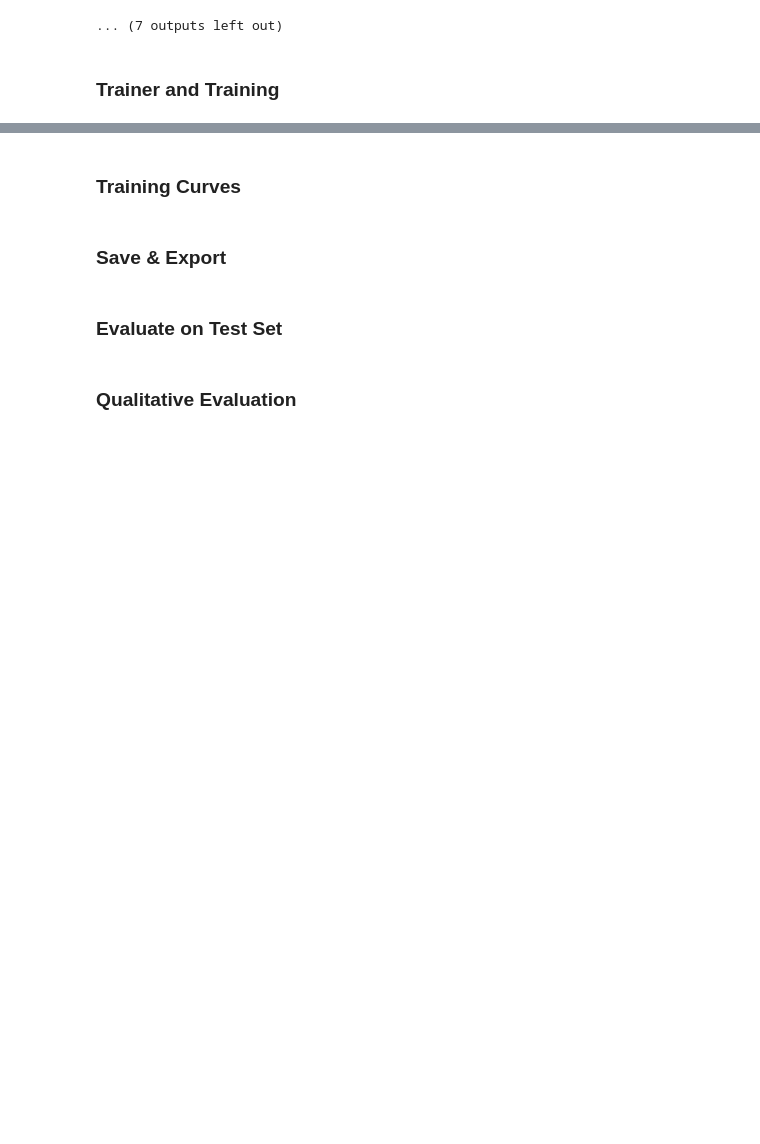
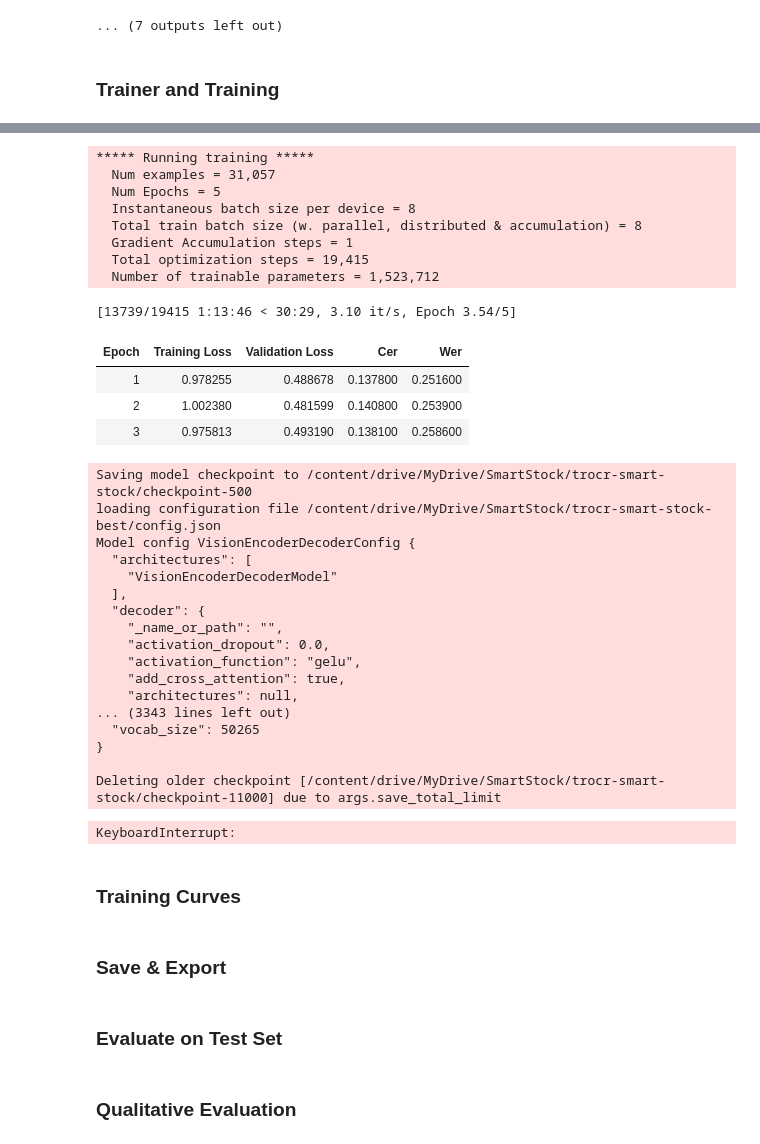
Before and after one commit to Maaz-x14/Smart-Stock, a Jupyter notebook: ml_service/ocr/colab_trocr.ipynb, the cells around one changed output, grey strips where cells are left out. Saved outputs shown, nothing was run; the diff lists cells and outputs as text; code cells hidden in the pictures; blank space fills up the shorter version.

```diff
--- a/ml_service/ocr/colab_trocr.ipynb
+++ b/ml_service/ocr/colab_trocr.ipynb
@@ -784,0 +746,46 @@ Batch size: 8
+# %%
+from pathlib import Path
+from transformers import Seq2SeqTrainer, TrainerCallback
+
+class LoRASaveCallback(TrainerCallback):
+    """
+    Saves LoRA adapter weights alongside each Trainer checkpoint.
+    Without this, PEFT checkpoints reload base model config instead
+    of adapter state, causing effective weight reset on resume.
+    """
+    def on_save(self, args, state, control, **kwargs):
+        checkpoint_dir = Path(args.output_dir) / f"checkpoint-{state.global_step}"
+        adapter_dir = checkpoint_dir / "lora_adapter"
+        adapter_dir.mkdir(parents=True, exist_ok=True)
+        kwargs["model"].save_pretrained(str(adapter_dir))
+        print(f"LoRA adapter saved to {adapter_dir}")
+        return control
+
+print(f"LR: {training_args.learning_rate}")
+print(f"Warmup ratio: {training_args.warmup_ratio}")
+print(f"Epochs: {training_args.num_train_epochs}")
+print(f"Batch size: {training_args.per_device_train_batch_size}")
+
+# Clean up old checkpoints first to avoid interference
+checkpoint_dir = Path("/content/drive/MyDrive/SmartStock/trocr-smart-stock")
+if checkpoint_dir.exists():
+    old_checkpoints = list(checkpoint_dir.glob("checkpoint-*"))
+    for ckpt in old_checkpoints:
+        import shutil
+        shutil.rmtree(ckpt)
+        print(f"Removed old checkpoint: {ckpt}")
+
+trainer = Seq2SeqTrainer(
+    model=model,
+    args=training_args,
+    train_dataset=train_dataset,
+    eval_dataset=val_dataset,
+    data_collator=collate_fn,
+    compute_metrics=compute_metrics,
+    callbacks=[LoRASaveCallback()],
+)
+
+checkpoints = sorted(checkpoint_dir.glob("checkpoint-*"))
+resume_from = str(checkpoints[-1]) if checkpoints else None
+trainer.train(resume_from_checkpoint=resume_from)
+# %% [output]
@@ -785,3 +797,34 @@ Batch size: 8
+***** Running training *****
+  Num examples = 31,057
+  Num Epochs = 5
+  Instantaneous batch size per device = 8
+  Total train batch size (w. parallel, distributed & accumulation) = 8
+  Gradient Accumulation steps = 1
+  Total optimization steps = 19,415
+  Number of trainable parameters = 1,523,712
+[13739/19415 1:13:46 < 30:29, 3.10 it/s, Epoch 3.54/5]
+| Epoch | Training Loss | Validation Loss | Cer | Wer |
+| 1 | 0.978255 | 0.488678 | 0.137800 | 0.251600 |
+| 2 | 1.002380 | 0.481599 | 0.140800 | 0.253900 |
+| 3 | 0.975813 | 0.493190 | 0.138100 | 0.258600 |
+Saving model checkpoint to /content/drive/MyDrive/SmartStock/trocr-smart-stock/checkpoint-500
+loading configuration file /content/drive/MyDrive/SmartStock/trocr-smart-stock-best/config.json
+Model config VisionEncoderDecoderConfig {
+  "architectures": [
+    "VisionEncoderDecoderModel"
+  ],
+  "decoder": {
+    "_name_or_path": "",
+    "activation_dropout": 0.0,
+    "activation_function": "gelu",
+    "add_cross_attention": true,
+    "architectures": null,
+... (3343 lines left out)
+  "vocab_size": 50265
+}
+
+Deleting older checkpoint [/content/drive/MyDrive/SmartStock/trocr-smart-stock/checkpoint-11000] due to args.save_total_limit
+KeyboardInterrupt:
 # %% [markdown]
 ### Training Curves
 # %%
```
Also changed, not shown: parts of 9 cells of this notebook.
